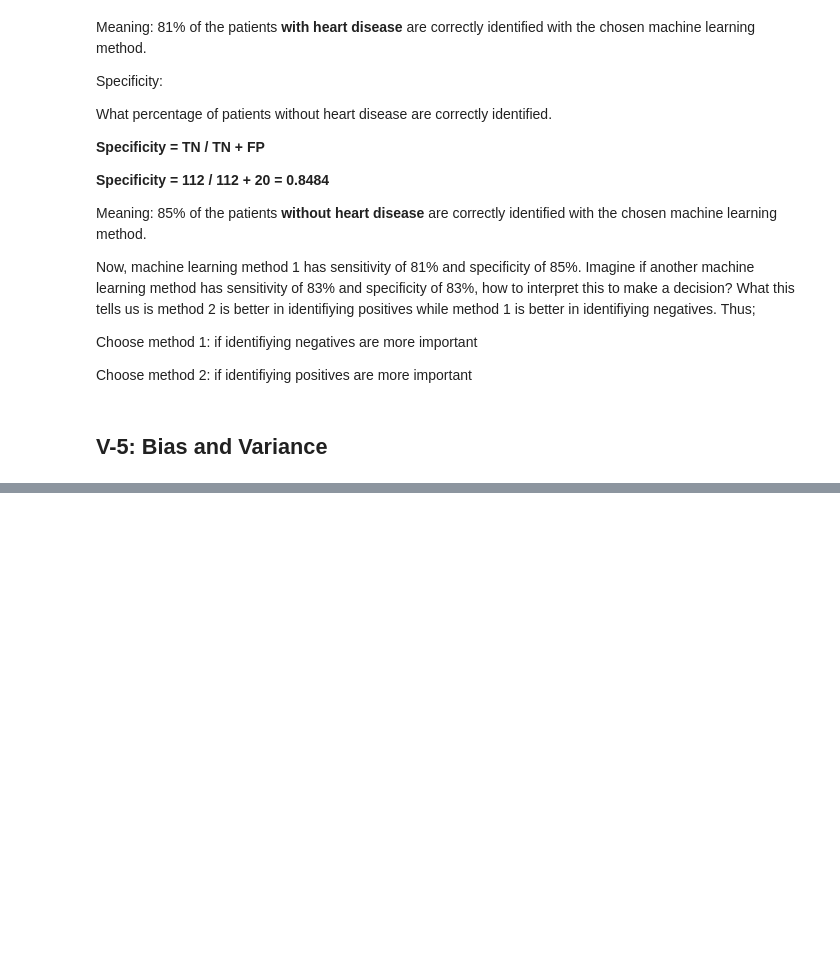
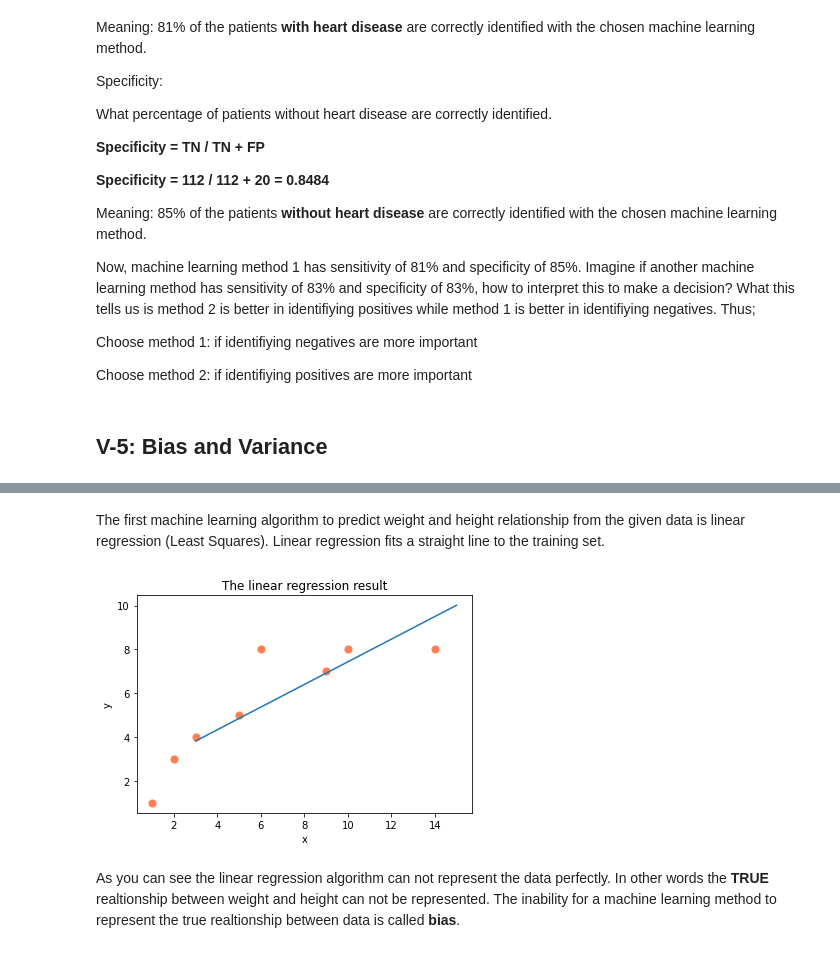
Before and after one commit to MorodoLimited/StatQuest, a Jupyter notebook: machine-learning-playlist.ipynb, the cells around one changed output, grey strips where cells are left out. Cells and saved outputs as stored; diff of their text form; code cells hidden in the pictures; blank space fills up the shorter version.

```diff
--- a/machine-learning-playlist.ipynb
+++ b/machine-learning-playlist.ipynb
@@ -141,0 +196,33 @@ Choose method 2: if identifiying positives are more important
+# %% [markdown]
+The first machine learning algorithm to predict weight and height relationship from the given data is linear regression (Least Squares). Linear regression fits a straight line to the training set.
+# %%
+import numpy as np
+from sklearn.linear_model import LinearRegression
+
+x = np.array([[item] for item in [one_data_pair[0] for one_data_pair in train_set] ])
+y = np.array([[item] for item in [one_data_pair[1] for one_data_pair in train_set] ])
+
+
+# create a linear regression model
+model = LinearRegression()
+model.fit(x, y)
+
+# predict y from the data
+x_new =  np.array([one_data_pair[0] for one_data_pair in test_set])
+y_new = model.predict(x_new[:, np.newaxis])
+
+# plot the results
+# plt.figure(figsize=(4, 3))
+ax = plt.axes()
+ax.scatter(x, y, s=50, c="coral")
+ax.plot(x_new, y_new)
+
+ax.set_xlabel('x')
+ax.set_ylabel('y')
+
+plt.title('The linear regression result')
+plt.show()
+# %% [output]
+[figure, added]
+# %% [markdown]
+As you can see the linear regression algorithm can not represent the data perfectly. In other words the __TRUE__ realtionship between weight and height can not be represented. The inability for a machine learning method to represent the true realtionship between data is called __bias__.
```
Also changed, not shown: parts of 3 cells of this notebook.
